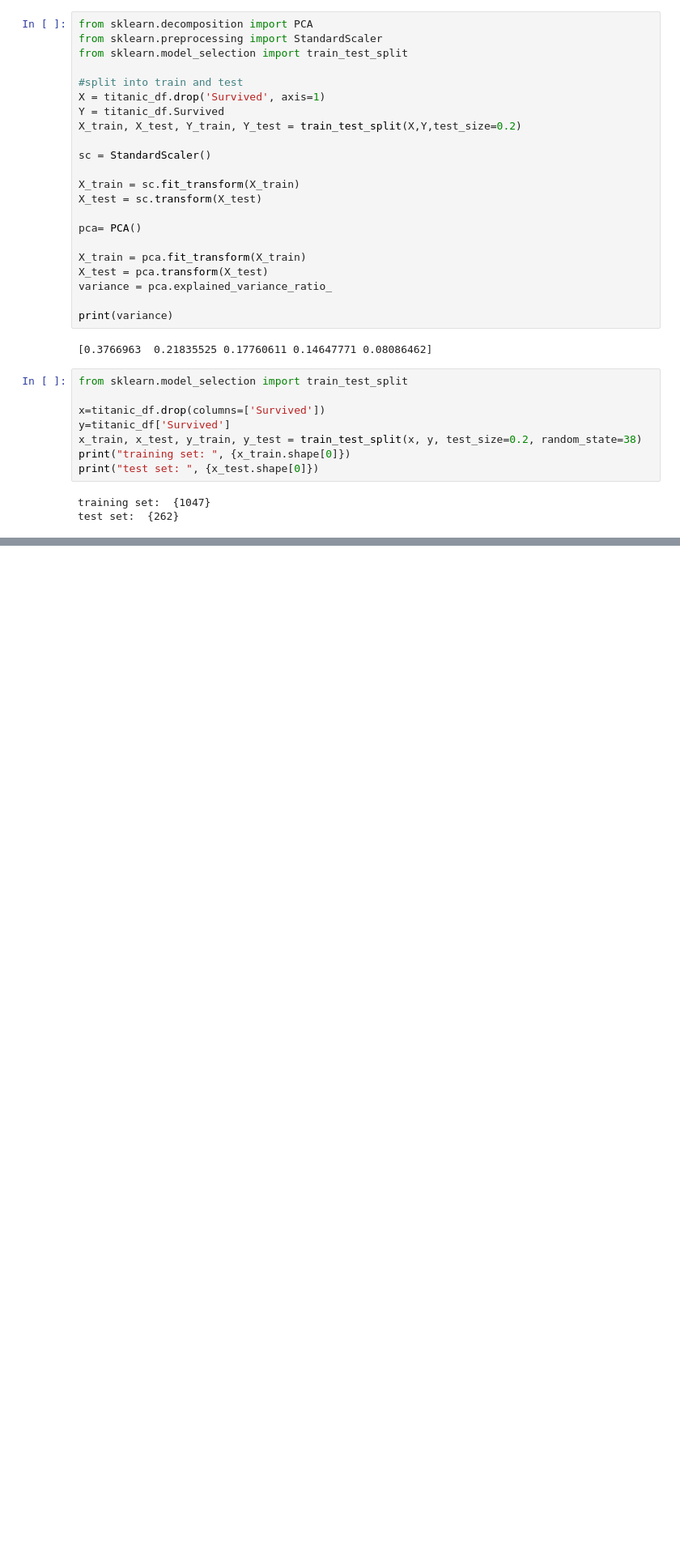
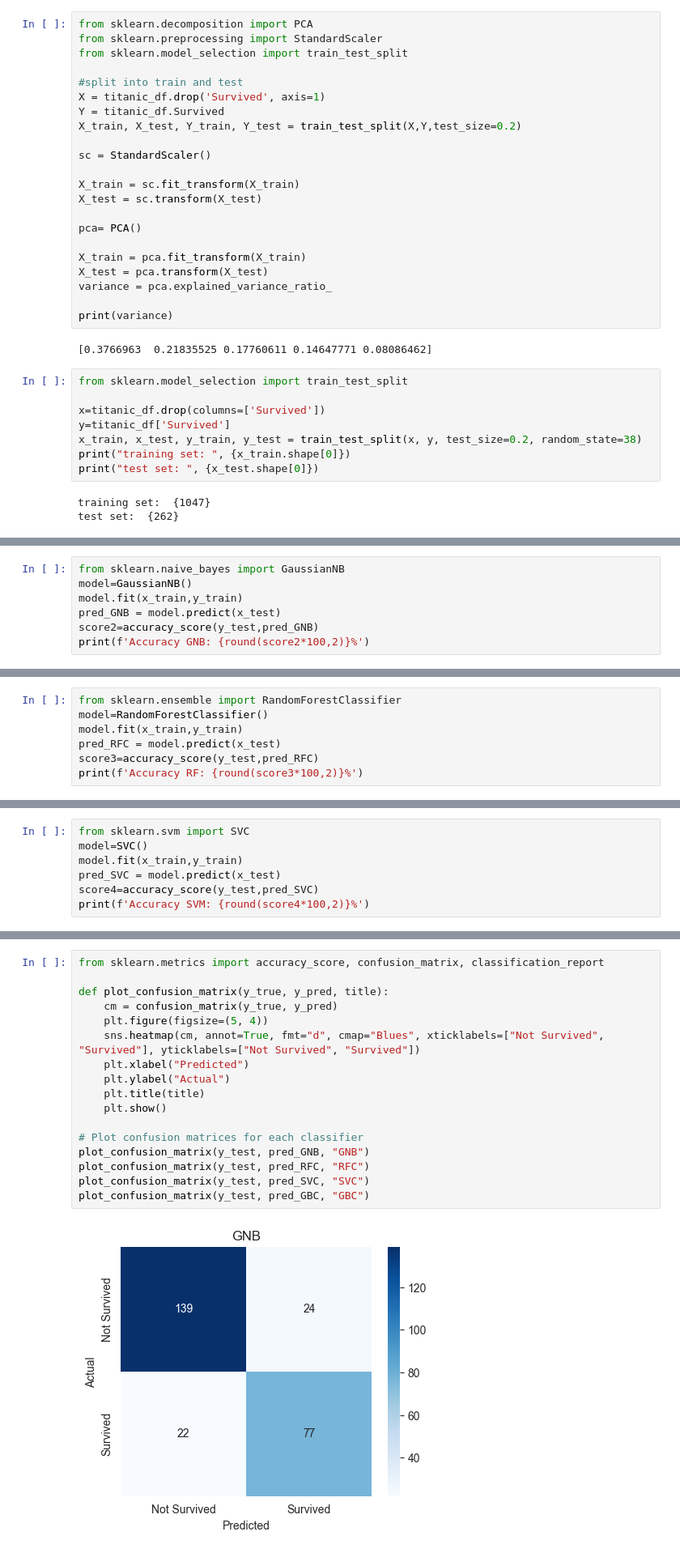
Before and after one commit to BeganRider/410Labs, a Jupyter notebook: Lab_06/Began_Lab_06.ipynb, the cells around one changed output, grey strips where cells are left out. Shown: that part at 81% size. Cells and saved outputs as stored; diff of their text form; blank space fills up the shorter version.

```diff
--- a/Lab_06/Began_Lab_06.ipynb
+++ b/Lab_06/Began_Lab_06.ipynb
@@ -94,0 +108,7 @@ test set:  {262}
+# %%
+from sklearn.naive_bayes import GaussianNB
+model=GaussianNB()
+model.fit(x_train,y_train)
+pred_GNB = model.predict(x_test)
+score2=accuracy_score(y_test,pred_GNB)
+print(f'Accuracy GNB: {round(score2*100,2)}%')
@@ -94,0 +117,7 @@ test set:  {262}
+# %%
+from sklearn.ensemble import RandomForestClassifier
+model=RandomForestClassifier()
+model.fit(x_train,y_train)
+pred_RFC = model.predict(x_test)
+score3=accuracy_score(y_test,pred_RFC)
+print(f'Accuracy RF: {round(score3*100,2)}%')
@@ -94,0 +126,7 @@ test set:  {262}
+# %%
+from sklearn.svm import SVC
+model=SVC()
+model.fit(x_train,y_train)
+pred_SVC = model.predict(x_test)
+score4=accuracy_score(y_test,pred_SVC)
+print(f'Accuracy SVM: {round(score4*100,2)}%')
@@ -94,0 +135,19 @@ test set:  {262}
+# %%
+from sklearn.metrics import accuracy_score, confusion_matrix, classification_report
+
+def plot_confusion_matrix(y_true, y_pred, title):
+    cm = confusion_matrix(y_true, y_pred)
+    plt.figure(figsize=(5, 4))
+    sns.heatmap(cm, annot=True, fmt="d", cmap="Blues", xticklabels=["Not Survived", "Survived"], yticklabels=["Not Survived", "Survived"])
+    plt.xlabel("Predicted")
+    plt.ylabel("Actual")
+    plt.title(title)
+    plt.show()
+
+# Plot confusion matrices for each classifier
+plot_confusion_matrix(y_test, pred_GNB, "GNB")
+plot_confusion_matrix(y_test, pred_RFC, "RFC")
+plot_confusion_matrix(y_test, pred_SVC, "SVC")
+plot_confusion_matrix(y_test, pred_GBC, "GBC")
+# %% [output]
+[figure, added]
```
Also changed, not shown: parts of 5 cells of this notebook.
